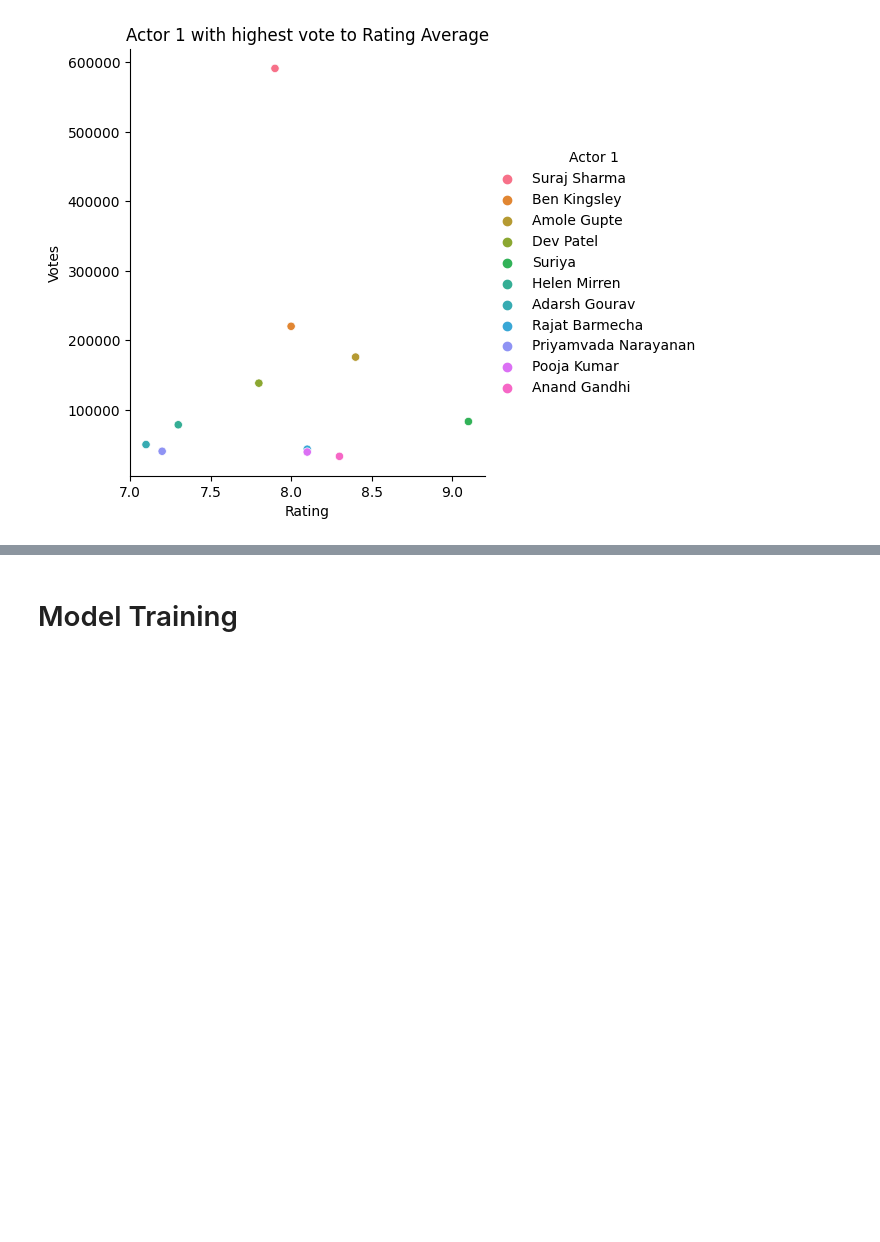
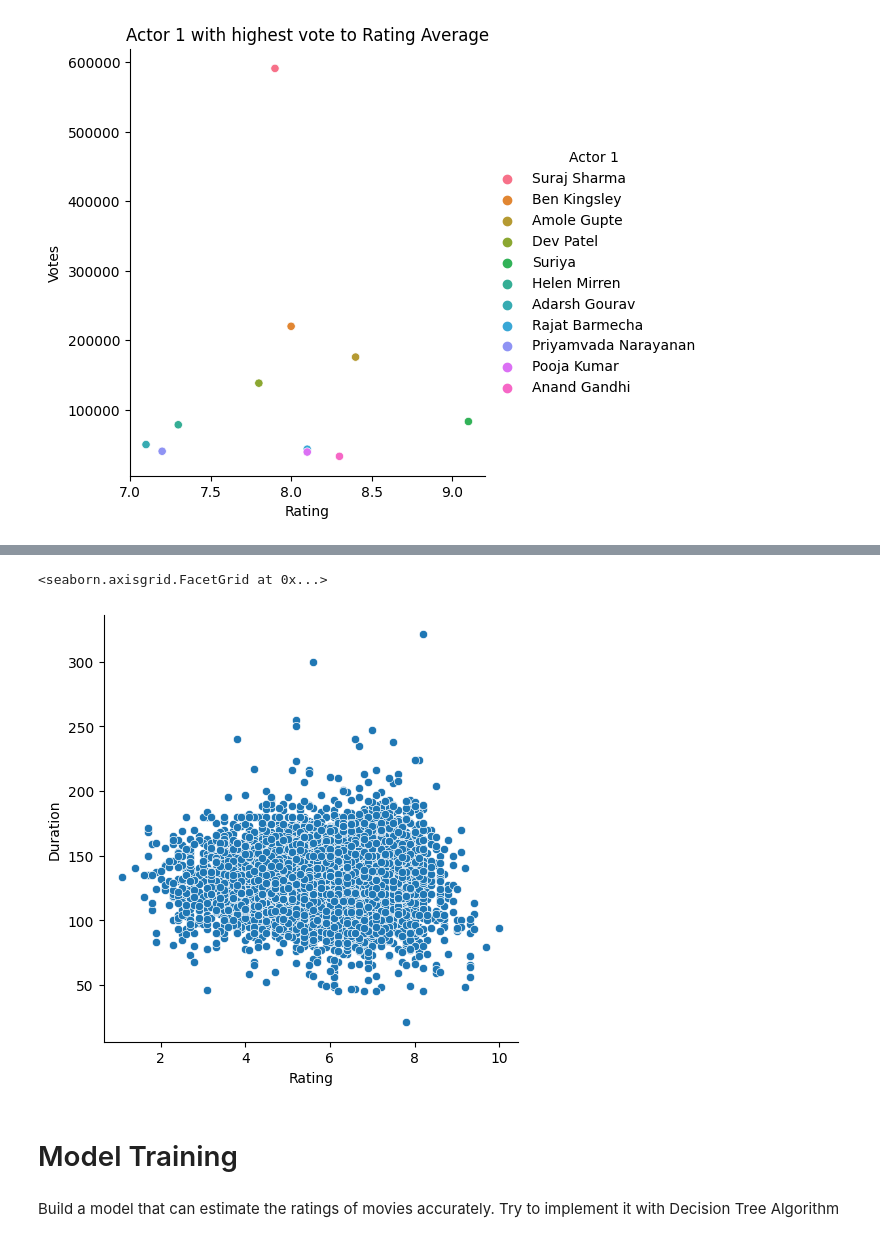
Before and after one commit to kdmwangi/Data-Science, a Jupyter notebook: Movie_rating_prediction.ipynb, the cells around one changed output, grey strips where cells are left out. Drawn from its saved outputs; the diff is of its cells as text; code cells hidden in the pictures; blank space fills up the shorter version.

```diff
--- a/Movie_rating_prediction.ipynb
+++ b/Movie_rating_prediction.ipynb
@@ -576,2 +669,7 @@ fig.set(title='Actor 1 with highest Duration in minutes')
+# %%
+sns.relplot(clean_data,x='Rating',y='Duration')
+# %% [output]
+<seaborn.axisgrid.FacetGrid at 0x...>
+[figure, added]
 # %% [markdown]
 # Model Training
@@ -579,0 +676,4 @@ from sklearn.metrics import classification_report, accuracy_score
+# %% [markdown]
+ Build a model that
+can estimate the ratings of movies accurately.
+Try to implement it with Decision Tree Algorithm
```
Also changed, not shown: parts of 29 cells of this notebook.
